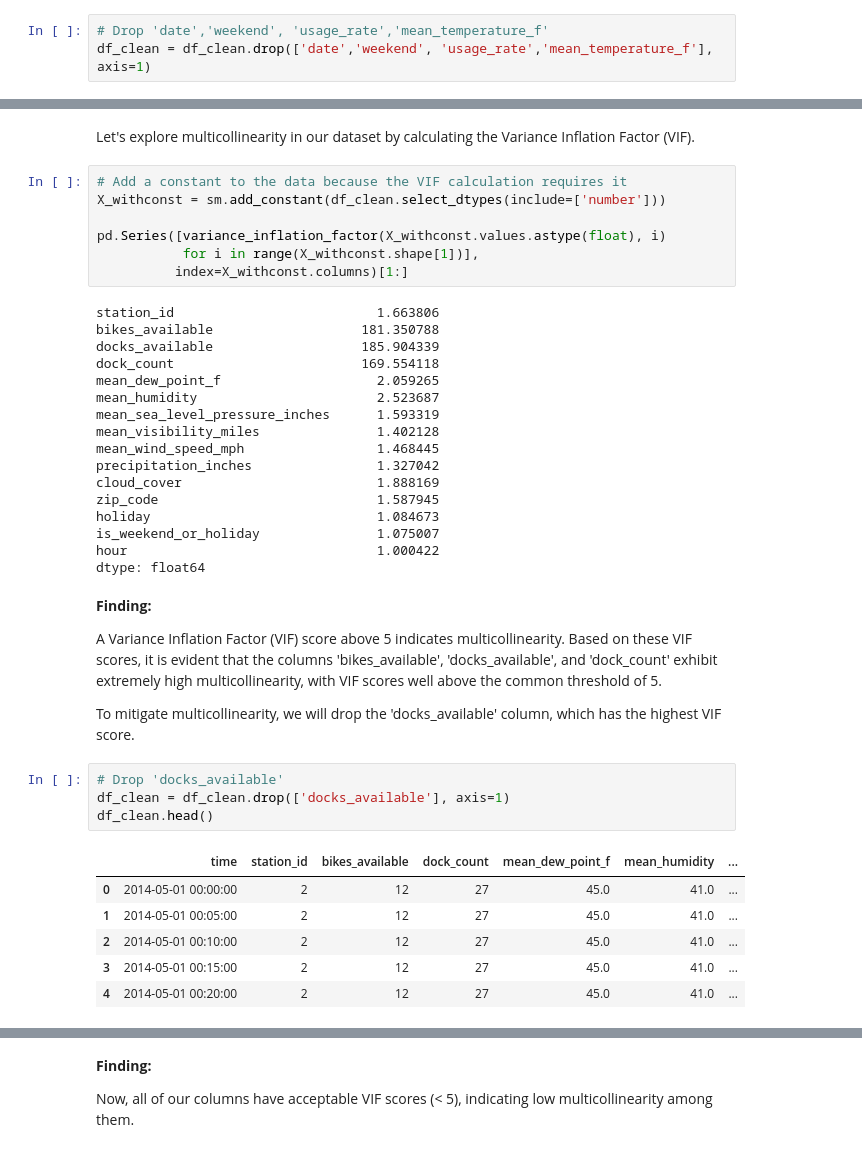
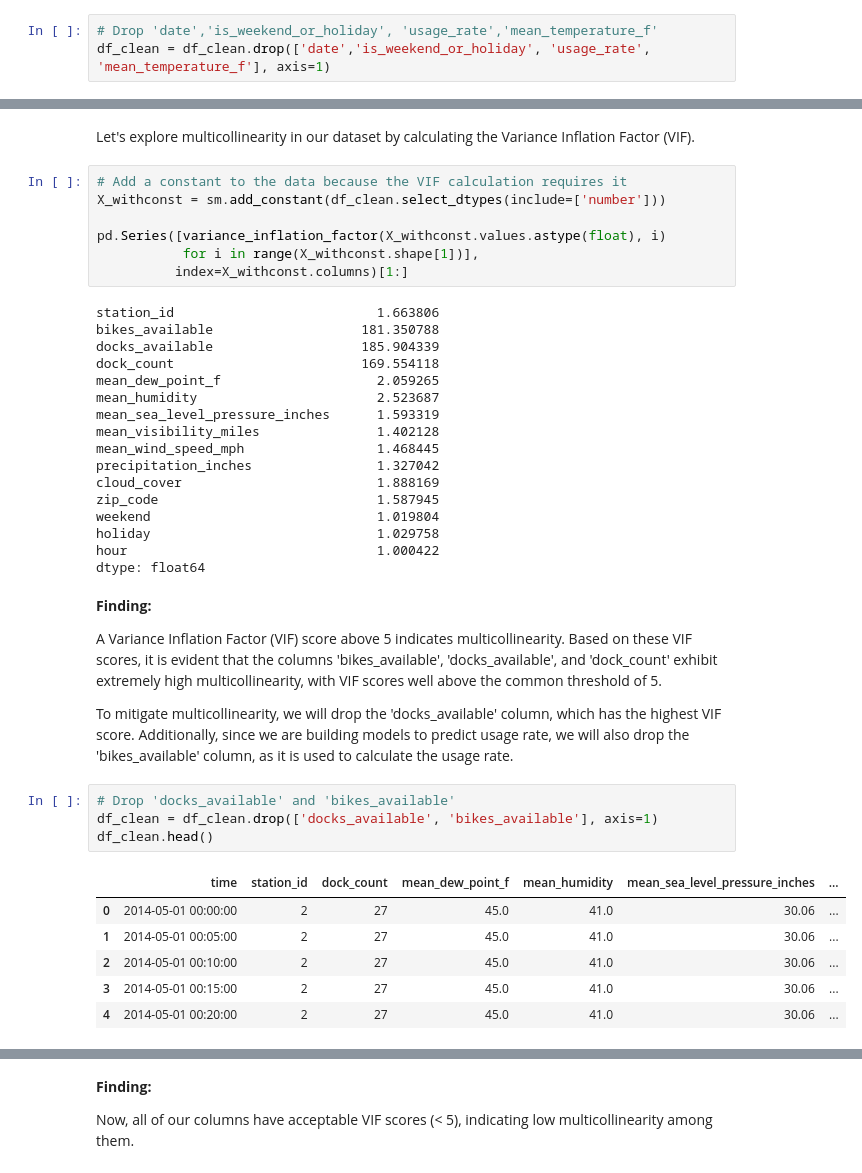
Before and after one commit to hsu780112/Bike-Share-Project, a Jupyter notebook: EDA - Bike Share System in the SF Bay Area.ipynb, the cells around one changed output, grey strips where cells are left out. Drawn from its saved outputs; the diff is of its cells as text.

Commit message:
update modeling

```diff
--- a/EDA - Bike Share System in the SF Bay Area.ipynb
+++ b/EDA - Bike Share System in the SF Bay Area.ipynb
@@ -699,8 +699,8 @@ Drop 'date','weekend', 'usage_rate','mean_temperature_f' columns to avoid avoid
 # Make a copy of df_modified
 df_clean = df_modified.copy()
 # %%
-# Drop 'date','weekend', 'usage_rate','mean_temperature_f'
-df_clean = df_clean.drop(['date','weekend', 'usage_rate','mean_temperature_f'], axis=1)
+# Drop 'date','is_weekend_or_holiday', 'usage_rate','mean_temperature_f'
+df_clean = df_clean.drop(['date','is_weekend_or_holiday', 'usage_rate', 'mean_temperature_f'], axis=1)
 # %%
 # We can also use heat map to look into the correlation with the number of mosquitoes caught between features
 corr_df = df_clean.select_dtypes(include=['number', 'datetime']).corr()
@@ -738,8 +738,8 @@ mean_wind_speed_mph                 1.468445
 precipitation_inches                1.327042
 cloud_cover                         1.888169
 zip_code                            1.587945
-holiday                             1.084673
-is_weekend_or_holiday               1.075007
+weekend                             1.019804
+holiday                             1.029758
 hour                                1.000422
 dtype: float64
 # %% [markdown]
@@ -748,17 +748,18 @@ dtype: float64
 A Variance Inflation Factor (VIF) score above 5 indicates multicollinearity. Based on these VIF scores, it is evident that the columns 'bikes_available', 'docks_available', and 'dock_count' exhibit extremely high multicollinearity, with VIF scores well above the common threshold of 5.
 
 To mitigate multicollinearity, we will drop the 'docks_available' column, which has the highest VIF score.
+Additionally, since we are building models to predict usage rate, we will also drop the 'bikes_available' column, as it is used to calculate the usage rate.
 # %%
-# Drop 'docks_available'
-df_clean = df_clean.drop(['docks_available'], axis=1)
+# Drop 'docks_available' and 'bikes_available'
+df_clean = df_clean.drop(['docks_available', 'bikes_available'], axis=1)
 df_clean.head()
 # %% [output]
-|  | time | station_id | bikes_available | dock_count | mean_dew_point_f | mean_humidity | ... |
-| 0 | 2014-05-01 00:00:00 | 2 | 12 | 27 | 45.0 | 41.0 | ... |
-| 1 | 2014-05-01 00:05:00 | 2 | 12 | 27 | 45.0 | 41.0 | ... |
-| 2 | 2014-05-01 00:10:00 | 2 | 12 | 27 | 45.0 | 41.0 | ... |
-| 3 | 2014-05-01 00:15:00 | 2 | 12 | 27 | 45.0 | 41.0 | ... |
-| 4 | 2014-05-01 00:20:00 | 2 | 12 | 27 | 45.0 | 41.0 | ... |
+|  | time | station_id | dock_count | mean_dew_point_f | mean_humidity | mean_sea_level_pressure_inches | ... |
+| 0 | 2014-05-01 00:00:00 | 2 | 27 | 45.0 | 41.0 | 30.06 | ... |
+| 1 | 2014-05-01 00:05:00 | 2 | 27 | 45.0 | 41.0 | 30.06 | ... |
+| 2 | 2014-05-01 00:10:00 | 2 | 27 | 45.0 | 41.0 | 30.06 | ... |
+| 3 | 2014-05-01 00:15:00 | 2 | 27 | 45.0 | 41.0 | 30.06 | ... |
+| 4 | 2014-05-01 00:20:00 | 2 | 27 | 45.0 | 41.0 | 30.06 | ... |
 # %%
 # Calculate the Variance Inflation Factor (VIF) after dropping 'docks_available'
 X_withconst = sm.add_constant(df_clean.select_dtypes(include=['number']))
```
Also changed, not shown: parts of 4 cells of this notebook, 2 other files.
